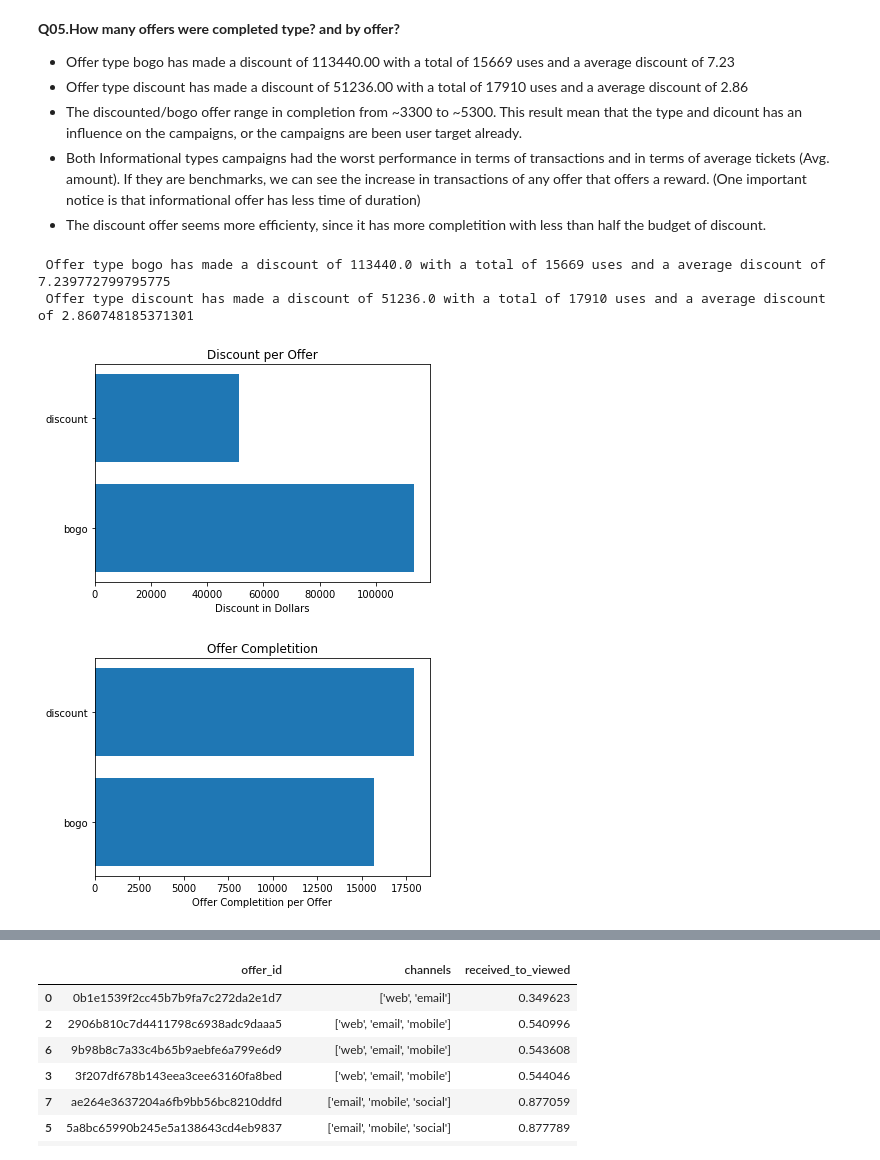
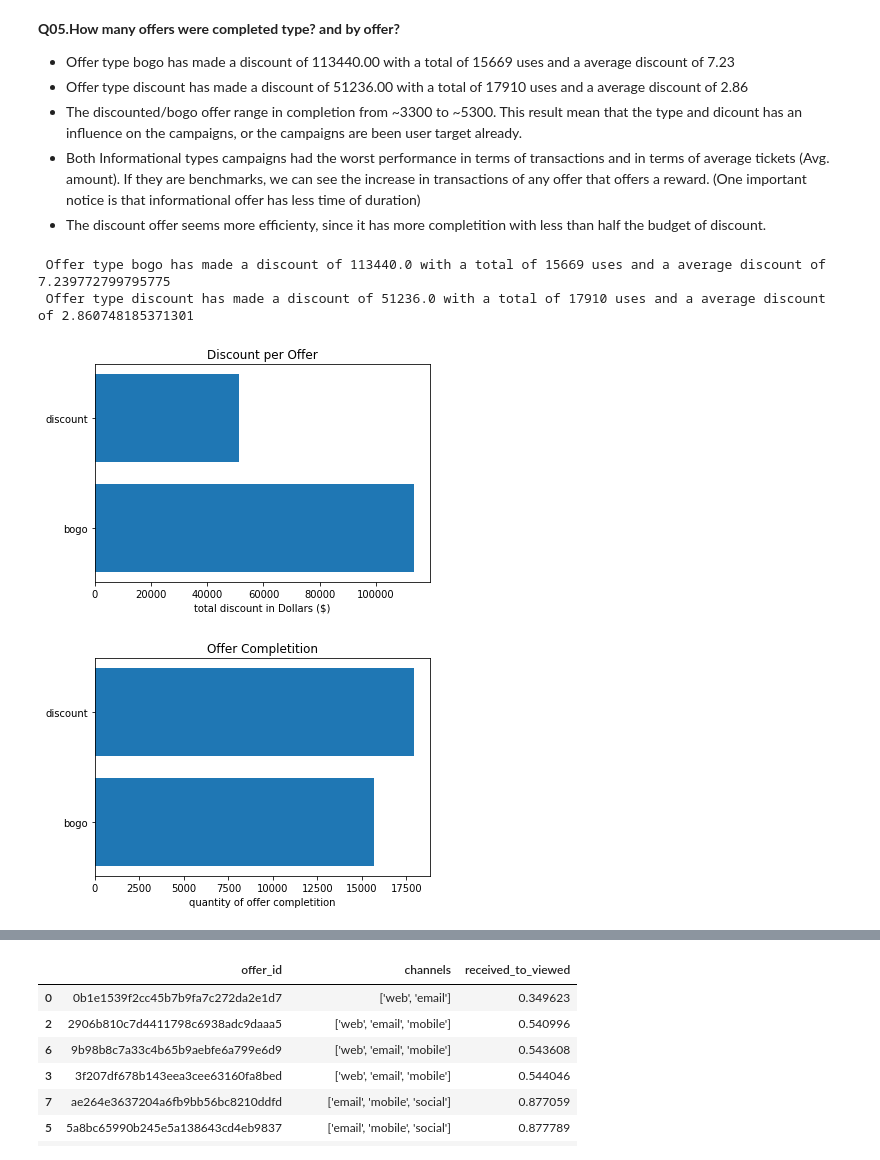
Before and after one commit to RenanVieiraDias/study__udacity_capstone_project, a Jupyter notebook: Starbucks_Capstone_notebook.ipynb, the cells around one changed output, grey strips where cells are left out. Cells and saved outputs as stored; diff of their text form; code cells hidden in the pictures.

```diff
--- a/Starbucks_Capstone_notebook.ipynb
+++ b/Starbucks_Capstone_notebook.ipynb
@@ -657,35 +661,35 @@ plt.show()
 # %%
 q05_reward = df_events[df_events['event']=='offer completed'].groupby(['offer_type']).agg({'reward_realized':['sum','count']}).reset_index()
 for each in q05_reward.index:
     print(' Offer type {} has made a discount of {} with a total of {} uses and a average discount of {}'.format(
         str(q05_reward.loc[each]['offer_type'][0]),
         str(q05_reward.loc[each]['reward_realized']['sum']),
         str(q05_reward.loc[each]['reward_realized']['count']),
         str(q05_reward.loc[each]['reward_realized']['sum']/q05_reward.loc[each]['reward_realized']['count'])
     ))
 
 x = q05_reward['offer_type']
 y = q05_reward['reward_realized']['sum']
 
 fig, ax = plt.subplots()
 ax.barh(x, width=y)
-ax.set_xlabel('Discount in Dollars')
+ax.set_xlabel('total discount in Dollars ($)')
 ax.set_title('Discount per Offer')
 plt.show()
 
 x = q05_reward['offer_type']
 y = q05_reward['reward_realized']['count']
 
 fig, ax = plt.subplots()
 ax.barh(x, width=y)
-ax.set_xlabel('Offer Completition per Offer')
+ax.set_xlabel('quantity of offer completition')
 ax.set_title('Offer Completition')
 plt.show()
 # %% [output]
  Offer type bogo has made a discount of 113440.0 with a total of 15669 uses and a average discount of 7.239772799795775
  Offer type discount has made a discount of 51236.0 with a total of 17910 uses and a average discount of 2.860748185371301
-[figure, old version]
+[figure, new version]
-[figure, old version]
+[figure, new version]
 # %%
 q05_df = df_events
 q05_df['offer_id_type'] = q05_df['offer_id_fix'] + '-' + q05_df['offer_type']
```
Also changed, not shown: parts of 7 cells of this notebook, 1 other file.
